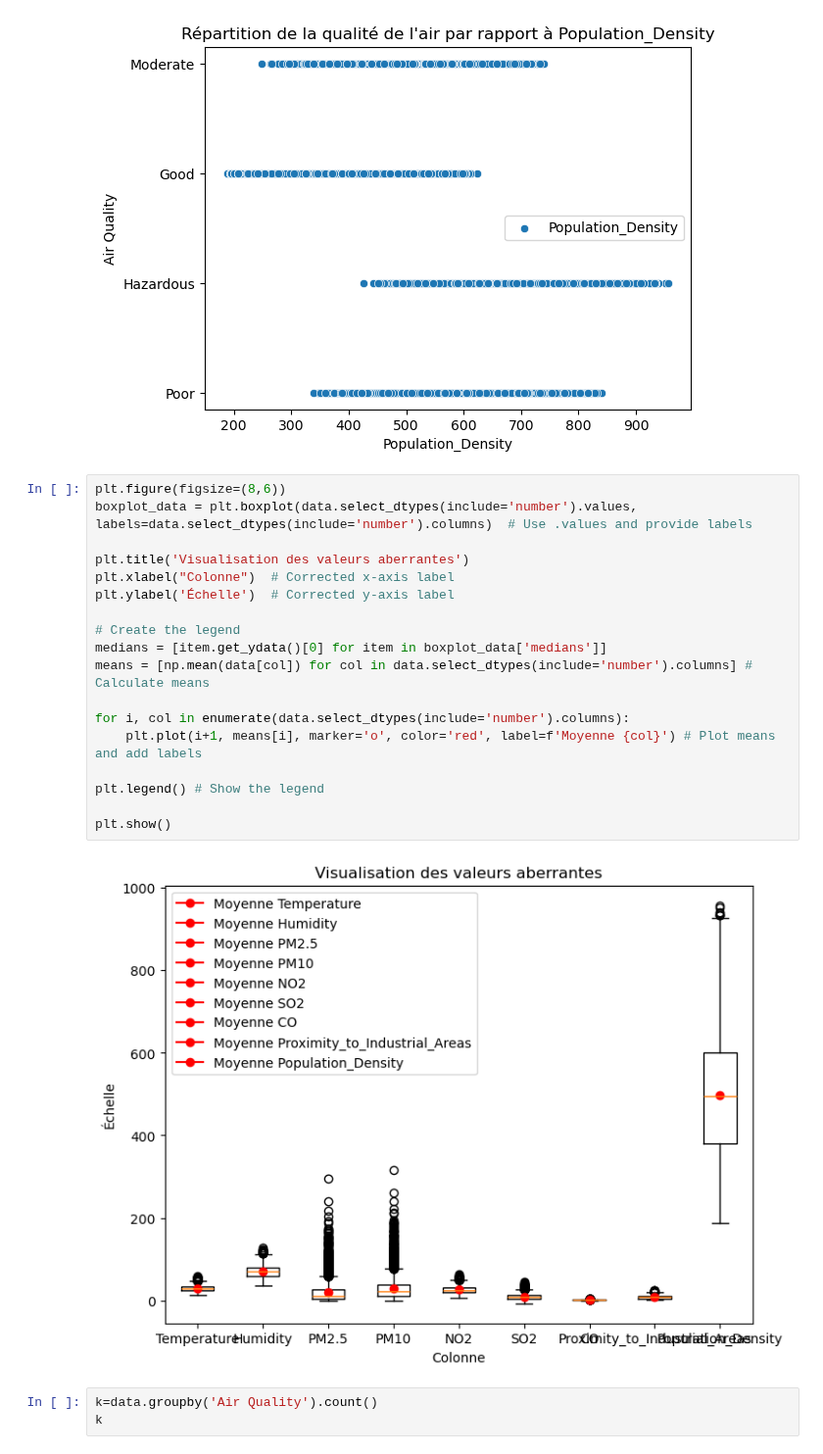
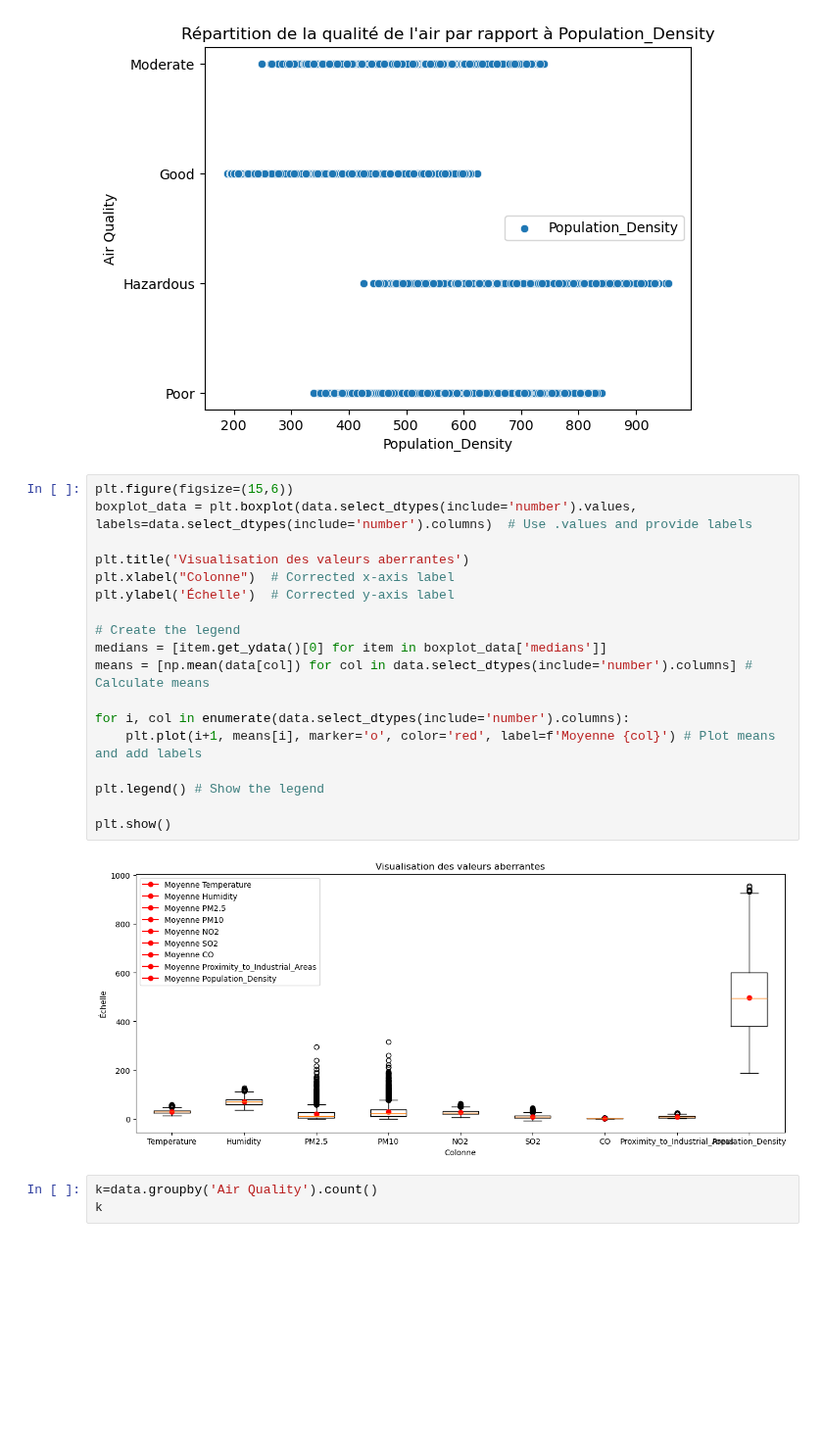
Before and after one commit to Strate-Milambo/Air-quality_evaluation_and_pollution, a Jupyter notebook: night.ipynb, the cells around one changed output. Shown at 98% size. Drawn from its saved outputs; the diff is of its cells as text; blank space fills up the shorter version.

```diff
--- a/night.ipynb
+++ b/night.ipynb
@@ -162,25 +162,25 @@ for label in columns:
 [figure]
 [figure]
 # %%
-plt.figure(figsize=(8,6))
+plt.figure(figsize=(15,6))
 boxplot_data = plt.boxplot(data.select_dtypes(include='number').values, labels=data.select_dtypes(include='number').columns)  # Use .values and provide labels
 
 plt.title('Visualisation des valeurs aberrantes')
 plt.xlabel("Colonne")  # Corrected x-axis label
 plt.ylabel('Échelle')  # Corrected y-axis label
 
 # Create the legend
 medians = [item.get_ydata()[0] for item in boxplot_data['medians']]
 means = [np.mean(data[col]) for col in data.select_dtypes(include='number').columns] # Calculate means
 
 for i, col in enumerate(data.select_dtypes(include='number').columns):
     plt.plot(i+1, means[i], marker='o', color='red', label=f'Moyenne {col}') # Plot means and add labels
 
 plt.legend() # Show the legend
 
 plt.show()
 # %% [output]
-[figure, old version]
+[figure, new version]
 # %%
 k=data.groupby('Air Quality').count()
 k
```
Also changed, not shown: parts of 28 cells of this notebook, 1 other file.
